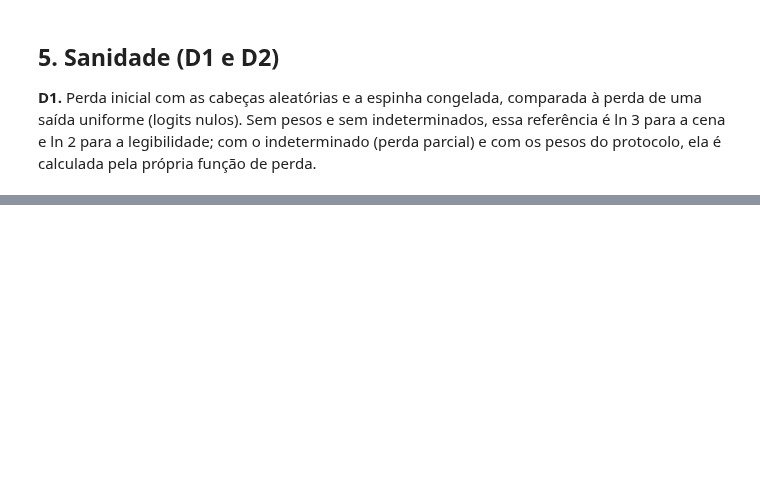
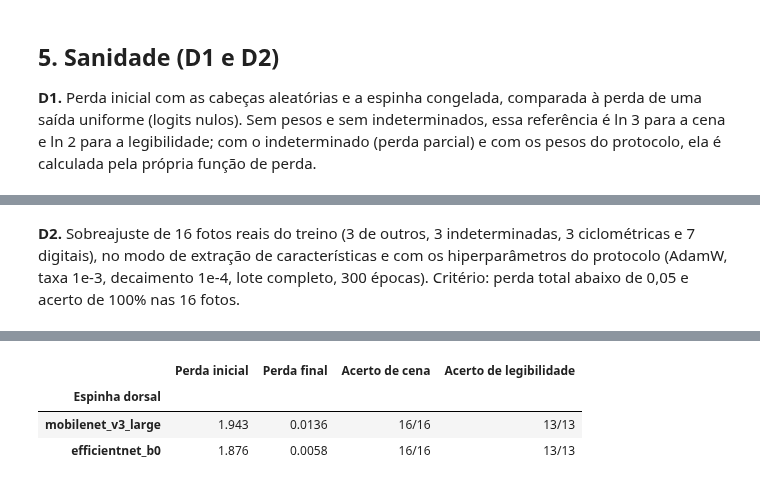
Before and after one commit to phelipecscosta/leitura_automatizada_mostradores_energia_pesquisa, a Jupyter notebook: lab-02/lab02.ipynb, the cells around one changed output, grey strips where cells are left out. Cells and saved outputs as stored; diff of their text form; code cells hidden in the pictures; blank space fills up the shorter version.

Commit message:
feat: sobreajusta 16 fotos reais nas duas espinhas dorsais (D2)

```diff
--- a/lab-02/lab02.ipynb
+++ b/lab-02/lab02.ipynb
@@ -392,3 +393,76 @@ Fotos: 32 | indeterminados: 4 | outros: 3 | ilegíveis: 7
 |  | com os pesos do protocolo | 1.140 | 1.032 | 1.069 | 1.052 |
 | efficientnet_b0 | sem pesos | 1.044 | 1.012 | 0.657 | 0.693 |
 |  | com os pesos do protocolo | 1.093 | 1.032 | 1.036 | 1.052 |
+# %% [markdown]
+**D2.** Sobreajuste de 16 fotos reais do treino (3 de outros, 3 indeterminadas,
+3 ciclométricas e 7 digitais), no modo de extração de características e com
+os hiperparâmetros do protocolo (AdamW, taxa 1e-3, decaimento 1e-4, lote
+completo, 300 épocas). Critério: perda total abaixo de 0,05 e acerto de 100%
+nas 16 fotos.
+# %%
+# D2: sobreajuste de 16 fotos reais, só com as cabeças (espinha congelada)
+import matplotlib.pyplot as plt
+from matplotlib_inline.backend_inline import set_matplotlib_formats
+
+set_matplotlib_formats("svg")  # gráficos vetoriais (regra do repositório)
+
+pool = [p for p in photos if p.subset == "treino" and p.role != "estresse_zero"]
+quota = {2: 3, SCENE_METER_ONLY: 3, 1: 3, 0: 7}  # outros, indeterminado, ciclométrico, digital
+d2_photos = [p for scene, n in quota.items() for p in [q for q in pool if q.scene == scene][:n]]
+assert len(d2_photos) == 16
+
+scene_t = torch.tensor([p.scene for p in d2_photos])
+leg_t = torch.tensor([p.illegible for p in d2_photos])
+weights, pos_weight = tl.scene_weights(scene_t), tl.legibility_pos_weight(leg_t)
+x = torch.stack([preprocess(p.path, 224) for p in d2_photos])
+
+EPOCHS = 300
+curves, rows = {}, []
+for name in BACKBONES:
+    torch.manual_seed(0)
+    model = TriageModel(name)
+    model.freeze_backbone()
+    with torch.no_grad():
+        z = model.embed(x)  # características calculadas uma vez
+    optimizer = torch.optim.AdamW(
+        [p for p in model.parameters() if p.requires_grad], lr=1e-3, weight_decay=1e-4
+    )
+    history = []
+    for _ in range(EPOCHS):
+        optimizer.zero_grad()
+        total, _, _ = tl.triage_loss(*model.heads(z), scene_t, leg_t, weights, pos_weight)
+        total.backward()
+        optimizer.step()
+        history.append(total.item())
+    curves[name] = history
+
+    with torch.no_grad():
+        scene_logits, leg_logits = model.heads(z)
+    predicted = scene_logits.argmax(1)
+    exact = scene_t != SCENE_METER_ONLY
+    # Indeterminado acerta se a classe prevista for um tipo de medidor (não "outros")
+    scene_ok = torch.where(exact, predicted == scene_t, predicted != 2)
+    measured = leg_t != MASKED
+    leg_ok = (leg_logits[measured] > 0).long() == leg_t[measured]
+    rows.append({
+        "Espinha dorsal": name,
+        "Perda inicial": round(history[0], 3),
+        "Perda final": round(history[-1], 4),
+        "Acerto de cena": f"{int(scene_ok.sum())}/16",
+        "Acerto de legibilidade": f"{int(leg_ok.sum())}/{int(measured.sum())}",
+    })
+
+fig, ax = plt.subplots(figsize=(7, 3.5))
+for name, history in curves.items():
+    ax.plot(history, label=name)
+ax.set_yscale("log")
+ax.set_xlabel("Época")
+ax.set_ylabel("Perda total de treino (log)")
+ax.set_title("D2: sobreajuste de 16 fotos reais")
+ax.axhline(0.05, linestyle="--", linewidth=1, color="gray", label="critério 0,05")
+ax.legend()
+plt.show()
+
+d2 = pd.DataFrame(rows).set_index("Espinha dorsal")
+d2
+# %% [output]
@@ -394,0 +470,4 @@ Fotos: 32 | indeterminados: 4 | outros: 3 | ilegíveis: 7
+|  | Perda inicial | Perda final | Acerto de cena | Acerto de legibilidade |
+| Espinha dorsal |  |  |  |  |
+| mobilenet_v3_large | 1.943 | 0.0136 | 16/16 | 13/13 |
+| efficientnet_b0 | 1.876 | 0.0058 | 16/16 | 13/13 |
```
Also changed, not shown: parts of 2 cells of this notebook.
